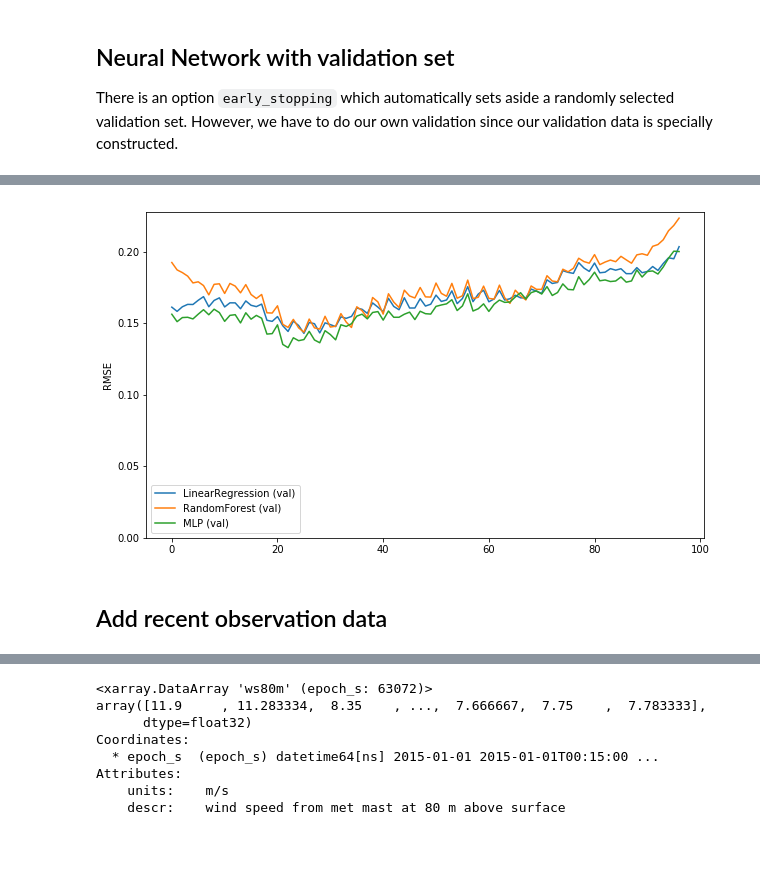
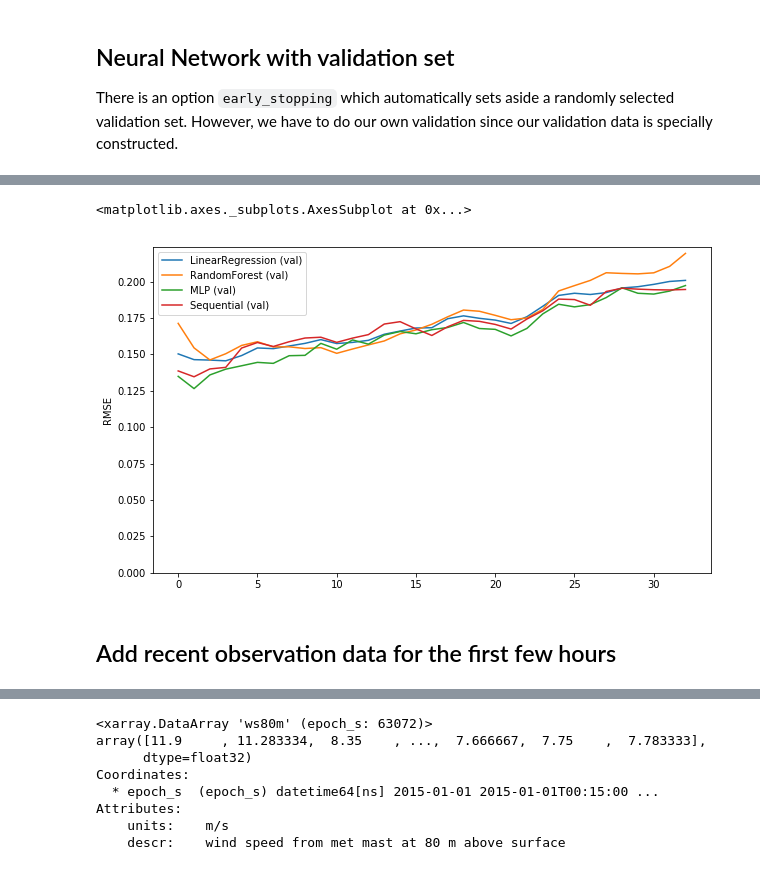
Before and after one commit to waves2weather/W2W-ML-Workshop, a Jupyter notebook: dataset2.ipynb, the cells around one changed output, grey strips where cells are left out. Saved outputs shown, nothing was run; the diff lists cells and outputs as text; code cells hidden in the pictures.

```diff
--- a/dataset2.ipynb
+++ b/dataset2.ipynb
@@ -562,7 +577,7 @@ plt.xlim(0,1) ; plt.ylim(0,1)
 ## Neural Network w/o early stopping
 # %%
 from sklearn.neural_network import MLPRegressor
-nn = MLPRegressor(hidden_layer_sizes=[32, 32], activation='tanh', max_iter=300)
+nn = MLPRegressor(hidden_layer_sizes=[32, 32], activation='tanh', max_iter=200)
 # %%
 %time nn.fit(X_train, y_train_fixed)
 # %% [output]
@@ -586,7 +602,4 @@ rmseplot([lr, rf, nn], 'val')
 # %% [markdown]
 ## Neural Network with validation set
 There is an option `early_stopping` which automatically sets aside a randomly selected validation set. However, we have to do our own validation since our validation data is specially constructed.
-# %%
-steps_per_validation = 100
-nn = MLPRegressor(hidden_layer_sizes=[32, 32], activation='tanh', max_iter=steps_per_validation, tol=-1)
 # %%
@@ -626,0 +630,2 @@ nn = best_model
+# %%
+nn = train_nn(X_train, y_train_fixed, X_valid, y_valid_fixed, hidden_layer_sizes=[32, 32], activation='tanh')
@@ -630,0 +655,14 @@ nn.score(X_train, y_train_fixed), nn.score(X_valid, y_valid_fixed)
+# %%
+from keras.models import Sequential
+from keras.layers import *
+from keras.optimizers import SGD, Adam
+nn2 = Sequential([
+    Dense(32, input_shape=(X_train.shape[1],), activation='tanh'),
+    Dense(32, input_shape=(X_train.shape[1],), activation='tanh'),
+    Dense(y_train_fixed.shape[1], activation='linear')
+])
+print(nn2.summary())
+nn2.compile(Adam(5e-4), 'mse')
+nn2.fit(X_train, y_train_fixed, batch_size=200, epochs=200, validation_data=(X_valid, y_valid_fixed))
+# FIXME: It seems this setup always trains for the given # of epochs. How do I specify a
+# stopping criterion based on the validation set?
@@ -631,4 +688,5 @@ nn.score(X_train, y_train_fixed), nn.score(X_valid, y_valid_fixed)
 # %%
-rmseplot([lr, rf, nn], 'val')
+rmseplot([lr, rf, nn, nn2], 'val')
 # %% [output]
+<matplotlib.axes._subplots.AxesSubplot at 0x...>
-[figure, old version]
+[figure, new version]
@@ -639,5 +693,5 @@ plt.plot(rmse(y_valid, nn.predict(X_valid), 0))
 # %% [markdown]
-## Add recent observation data
+## Add recent observation data for the first few hours
 # %%
 t
 # %% [output]
```
Also changed, not shown: parts of 75 cells of this notebook.
